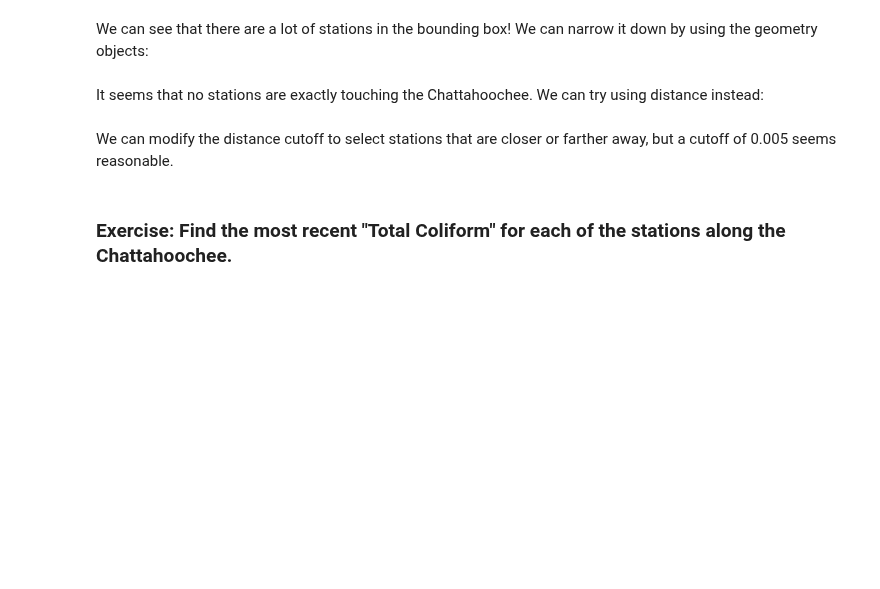
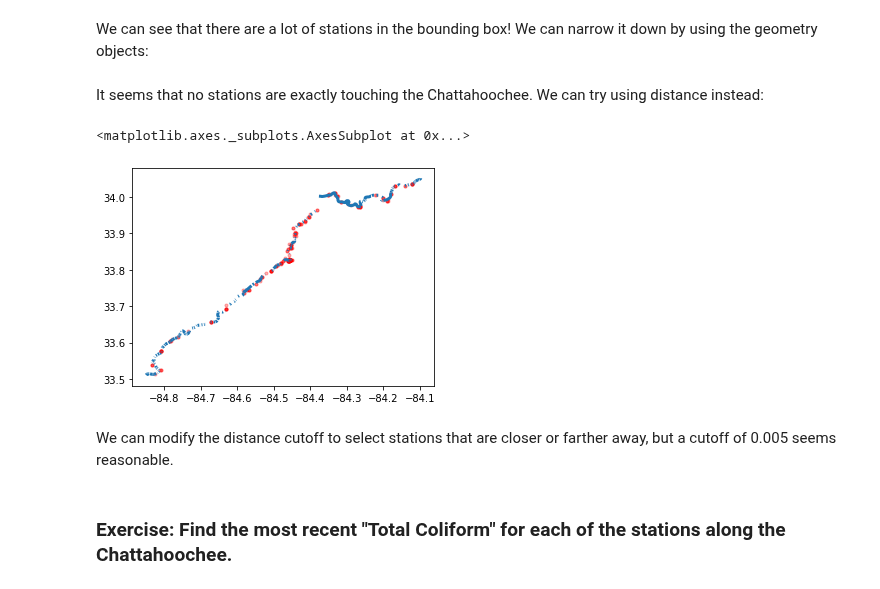
Before and after one commit to medford-group/data_analytics_for_engineers, a Jupyter notebook: modules/3-data_management/data_management.ipynb, the cells around one changed output. Drawn from its saved outputs; the diff is of its cells as text; code cells hidden in the pictures; blank space fills up the shorter version.

```diff
--- a/modules/3-data_management/data_management.ipynb
+++ b/modules/3-data_management/data_management.ipynb
@@ -633,14 +905,17 @@ It seems that no stations are exactly touching the Chattahoochee. We can try usi
 # %%
 idxs = []
 cutoff = 0.005
 for i, stream in hooch.iterrows():
     for j, station in hooch_stations.iterrows():
         if stream['geometry'].distance(station['geometry']) < cutoff:
             idxs.append(j)
 
 close_stations = hooch_stations.loc[idxs]
-ax = hooch.plot()
-close_stations.plot(ax=ax, color='r')
+ax = hooch.plot(lw=3)
+close_stations.plot(ax=ax, color='r',alpha=0.3,markersize=9)
+# %% [output]
+<matplotlib.axes._subplots.AxesSubplot at 0x...>
+[figure, added]
 # %% [markdown]
 We can modify the distance cutoff to select stations that are closer or farther away, but a cutoff of 0.005 seems reasonable.
 # %% [markdown]
```
Also changed, not shown: parts of 60 cells of this notebook.
